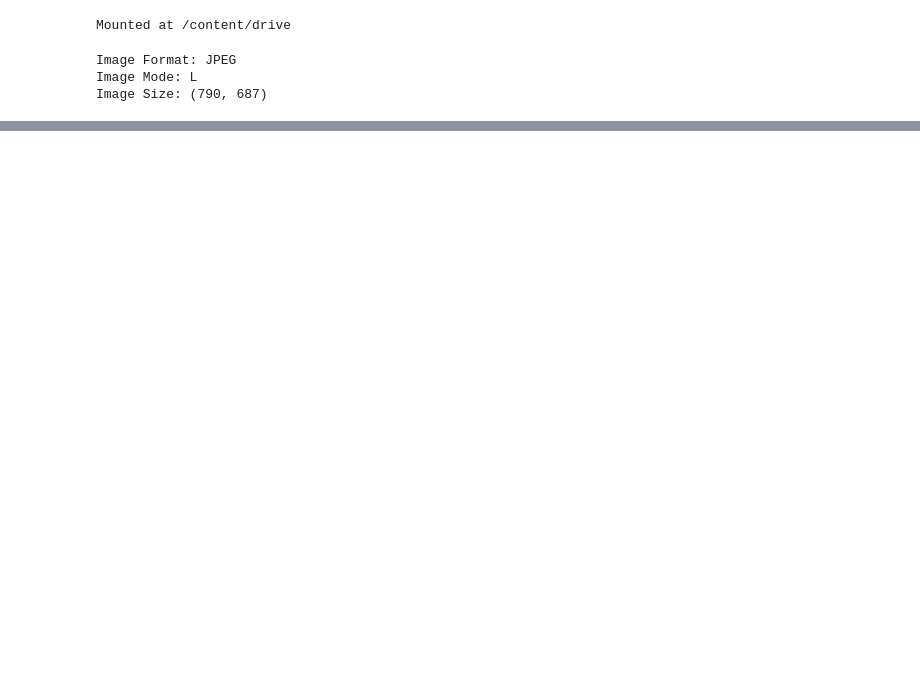
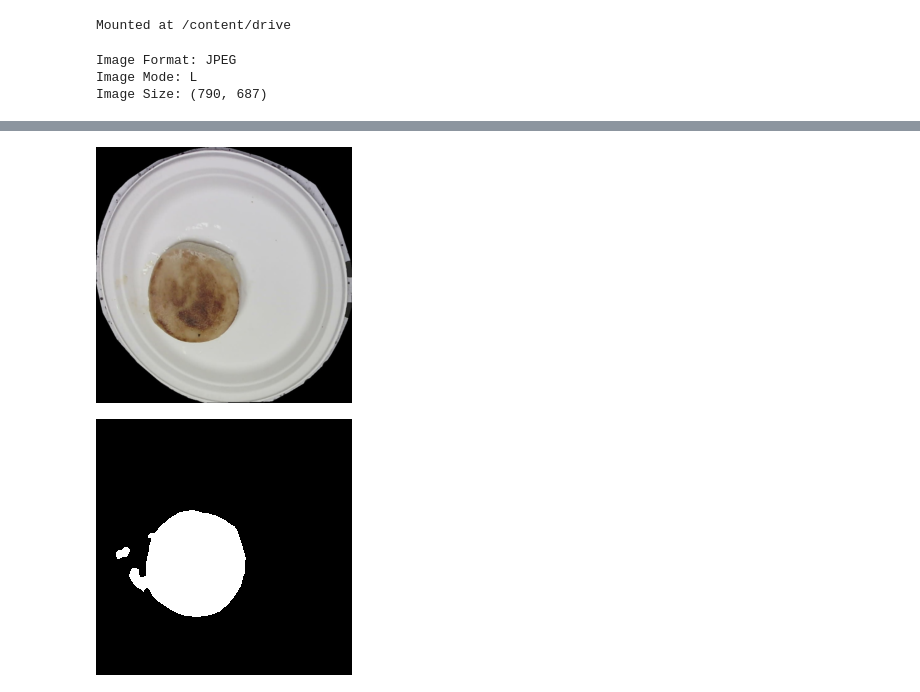
Before and after one commit to Papa-Panda/random_thoughts, a Jupyter notebook: foreground_mask_prediction.ipynb, the cells around one changed output, grey strips where cells are left out. Drawn from its saved outputs; the diff is of its cells as text; code cells hidden in the pictures; blank space fills up the shorter version.

```diff
--- a/foreground_mask_prediction.ipynb
+++ b/foreground_mask_prediction.ipynb
@@ -352,27 +350,32 @@ Epoch 8/10, Loss: 0.0370393117558058
 # %%
 # Load the trained model
 model = UNet()
 model.load_state_dict(torch.load('unet_model.pth'))
 model.eval()
 
 # Define the transform to convert PIL image to tensor
 transform = ToTensor()
 
 # Load and preprocess the image
-pick_index = 90
+pick_index = 88
 image_path = image_paths[pick_index]
 image = Image.open(image_path)
-image_tensor = transform(image).unsqueeze(0)  # Add batch dimension
+# image_tensor = transform(image).unsqueeze(0)  # Add batch dimension
+image = Resize((256,256))(image)
+image_tensor = transform(Resize((256,256))(image)).unsqueeze(0)  # Add batch dimension
 
 # Perform inference
 with torch.no_grad():
     output = model(image_tensor)
 
 # Post-process the output
 output_binary = (output > 0.5).float()  # Convert probabilities to binary values (0 or 1)
 
 # Convert the tensor back to PIL image
 output_image = ToPILImage()(output_binary.squeeze(0))
 
 display(image)
 display( output_image )
+# %% [output]
+[figure, added]
+[figure, added]
```
Also changed, not shown: parts of 2 cells of this notebook.
